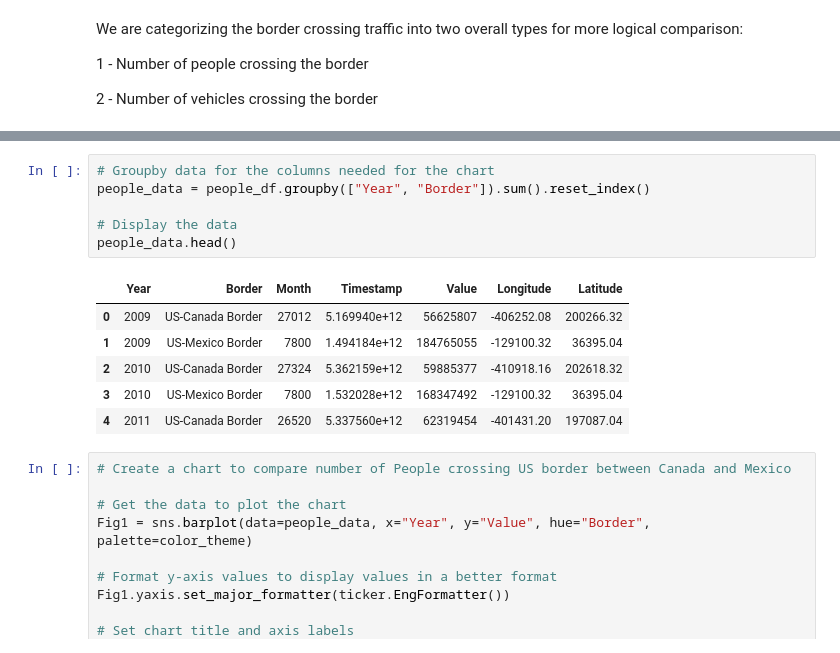
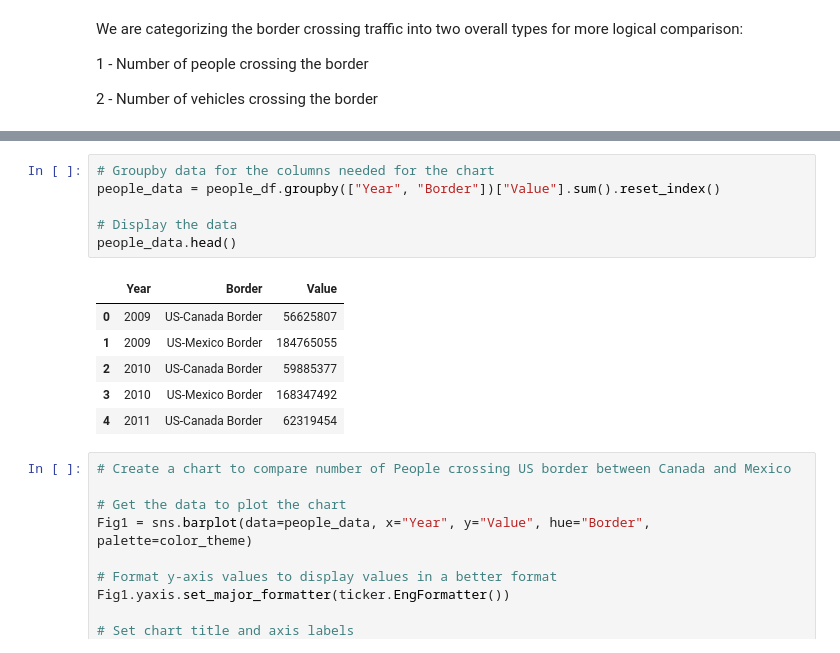
Before and after one commit to saraparveen26/Data-Visualization---US-Border-Crossing, a Jupyter notebook: border_crossing_sara.ipynb, the cells around one changed output, grey strips where cells are left out. Cells and saved outputs as stored; diff of their text form.

```diff
--- a/border_crossing_sara.ipynb
+++ b/border_crossing_sara.ipynb
@@ -337,17 +311,17 @@ vehicles_df.head()
 | 6 | 2018 | 12 | 1543622400 | US-Canada Border | Maida | North Dakota | Truck Containers Empty | 162 | -98.36953 | 48.98568 |
 # %%
 # Groupby data for the columns needed for the chart
-people_data = people_df.groupby(["Year", "Border"]).sum().reset_index()
+people_data = people_df.groupby(["Year", "Border"])["Value"].sum().reset_index()
 
 # Display the data
 people_data.head()
 # %% [output]
-|  | Year | Border | Month | Timestamp | Value | Longitude | Latitude |
-| 0 | 2009 | US-Canada Border | 27012 | 5.169940e+12 | 56625807 | -406252.08 | 200266.32 |
-| 1 | 2009 | US-Mexico Border | 7800 | 1.494184e+12 | 184765055 | -129100.32 | 36395.04 |
-| 2 | 2010 | US-Canada Border | 27324 | 5.362159e+12 | 59885377 | -410918.16 | 202618.32 |
-| 3 | 2010 | US-Mexico Border | 7800 | 1.532028e+12 | 168347492 | -129100.32 | 36395.04 |
-| 4 | 2011 | US-Canada Border | 26520 | 5.337560e+12 | 62319454 | -401431.20 | 197087.04 |
+|  | Year | Border | Value |
+| 0 | 2009 | US-Canada Border | 56625807 |
+| 1 | 2009 | US-Mexico Border | 184765055 |
+| 2 | 2010 | US-Canada Border | 59885377 |
+| 3 | 2010 | US-Mexico Border | 168347492 |
+| 4 | 2011 | US-Canada Border | 62319454 |
 # %%
 # Create a chart to compare number of People crossing US border between Canada and Mexico
 
```
Also changed, not shown: parts of 11 cells of this notebook, 5 other files.
